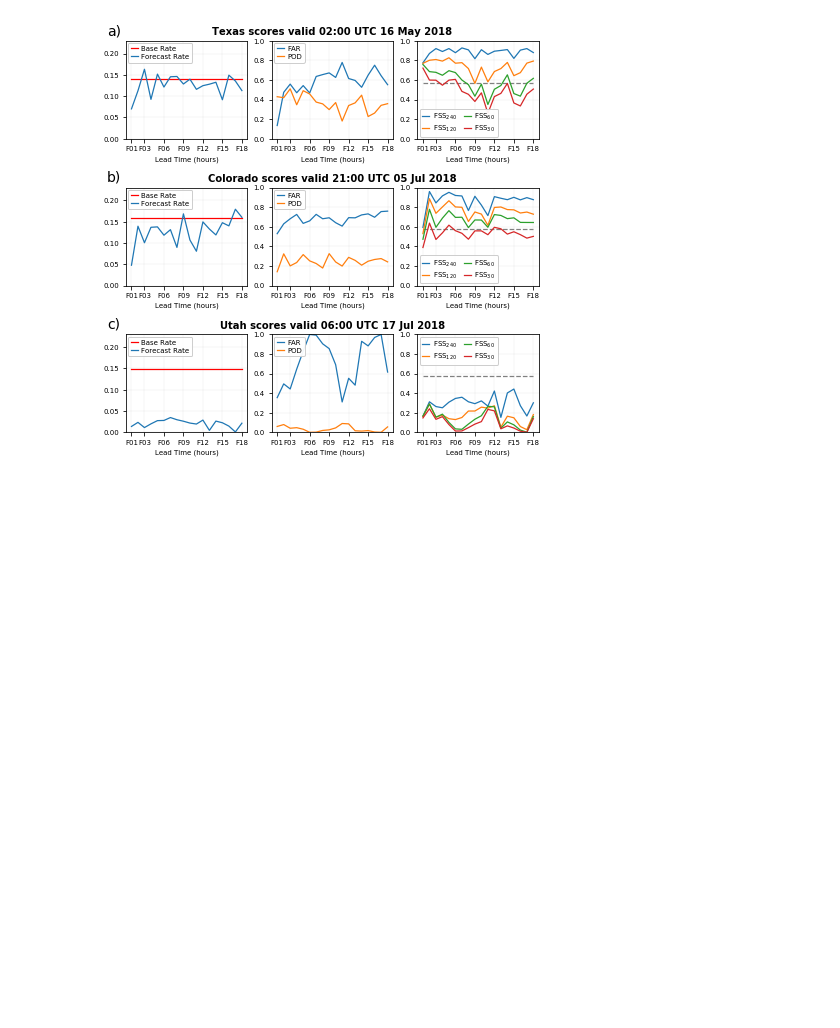
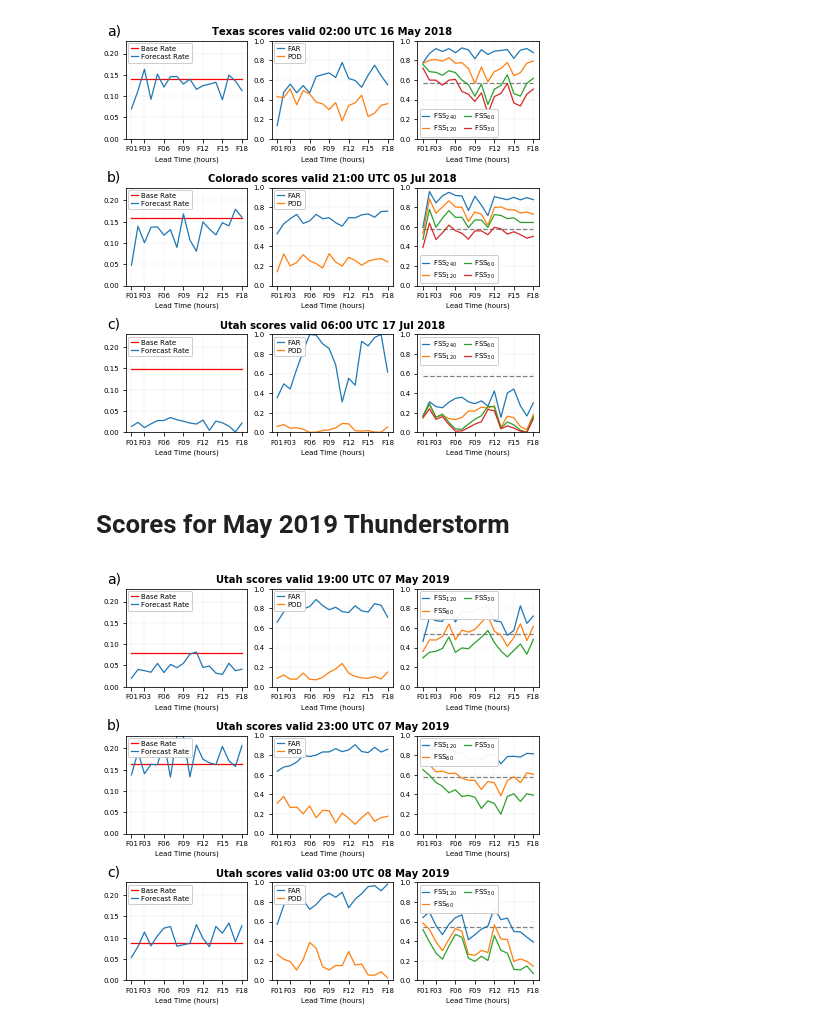
Before and after one commit to blaylockbk/pyBKB_v3, a Jupyter notebook: publications/GLM_HRRR/Fig-05_Case-Scores.ipynb, the cells around one changed output. Drawn from its saved outputs; the diff is of its cells as text; code cells hidden in the pictures; blank space fills up the shorter version.

```diff
--- a/publications/GLM_HRRR/Fig-05_Case-Scores.ipynb
+++ b/publications/GLM_HRRR/Fig-05_Case-Scores.ipynb
@@ -58,7 +72,7 @@ mpl.rcParams['savefig.dpi'] = 600
 # %%
 def get_GLM_HRRR_stats_day(DATE, DOMAIN, verbose=True):
     DIR = '/uufs/chpc.utah.edu/common/home/u0553130/pyBKB_v3/BB_HRRR/GLM_and_HRRR/HRRR_GLM_contingency_table'
-    FILE = '/%s/%s_2018_m%02d_h%02d.csv' % (DOMAIN, DOMAIN, DATE.month, DATE.hour)
+    FILE = '/%s/%s_%s_m%02d_h%02d.csv' % (DOMAIN, DOMAIN, DATE.year, DATE.month, DATE.hour)
 
     data = np.genfromtxt(DIR+FILE, delimiter=',', names=True, dtype=None, encoding='UTF-8')
     # NOTE: Set encoding to 'UTF-8' so the date doesn't return as bytes
@@ -83,7 +97,7 @@ def get_GLM_HRRR_stats_day(DATE, DOMAIN, verbose=True):
 
 def get_GLM_HRRR_FSS_day(DATE, DOMAIN, radius, verbose=True):
     DIR = '/uufs/chpc.utah.edu/common/home/u0553130/pyBKB_v3/BB_HRRR/GLM_and_HRRR/HRRR_GLM_Fractions_Skill_Score_r%02d/' % radius
-    FILE = '%s/%s_2018_m%02d_h%02d.csv' % (DOMAIN, DOMAIN, DATE.month, DATE.hour)
+    FILE = '%s/%s_%s_m%02d_h%02d.csv' % (DOMAIN, DOMAIN, DATE.year, DATE.month, DATE.hour)
 
     data = np.genfromtxt(DIR+FILE, delimiter=',', names=True, dtype=None, encoding='UTF-8')
     # NOTE: Set encoding to 'UTF-8' so the date doesn't return as bytes
@@ -188,3 +204,42 @@ for ax, event, domain, label in zip(axes, events, domain, ['a)', 'b)', 'c)']):
 plt.savefig('./figs/Fig-05-Cases-Scores')
 # %% [output]
 [figure]
+# %% [markdown]
+# Scores for May 2019 Thunderstorm
+# %%
+events = ['May Storm', 'May Storm', 'May Storm']
+domain = ['Utah', 'Utah', 'Utah']
+#domain = ['West', 'West', 'West']
+DATES = [datetime(2019, 5, 7, 19), datetime(2019, 5, 7, 23), datetime(2019, 5, 8, 3)]
+fig, axes = plt.subplots(3,3)
+for ax, event, domain, DATE, label in zip(axes, events, domain, DATES, ['a)', 'b)', 'c)']):
+    NAME = ['May 2019 Storm']
+
+    # Load data
+    line = get_GLM_HRRR_stats_day(DATE, domain, verbose=False)
+    A = np.array([line['F%02d_A' % (i)] for i in range(1,19)])
+    B = np.array([line['F%02d_B' % (i)] for i in range(1,19)])
+    C = np.array([line['F%02d_C' % (i)] for i in range(1,19)])
+    D = np.array([line['F%02d_D' % (i)] for i in range(1,19)])
+
+    POD = hit_rate(A, B, C, D)
+    FAR = false_alarm_ratio(A, B, C, D)
+    baseRate = base_rate(A, B, C, D)
+    fxxRate = forecast_rate(A, B, C, D)
+
+    radii = [80, 40, 20, 10]  # Grid point radii
+    FSS_uniform = 0.5 + baseRate/2
+    FSS = [get_GLM_HRRR_FSS_day(DATE, domain, r, verbose=False) for r in radii]
+
+    # Base Rate and Forecast Rate
+    plot_s_r(ax[0])
+
+    # Probability of Detection (POD) and False alarm ratio (FAR)
+    plot_POD_FAR(ax[1])
+
+    # FSS
+    plot_FSS(ax[2])
+
+plt.savefig('./figs/not-shown_Cases-Scores_May2019')
+# %% [output]
+[figure, added]
```
Also changed, not shown: parts of 2 cells of this notebook, 7 other files.
